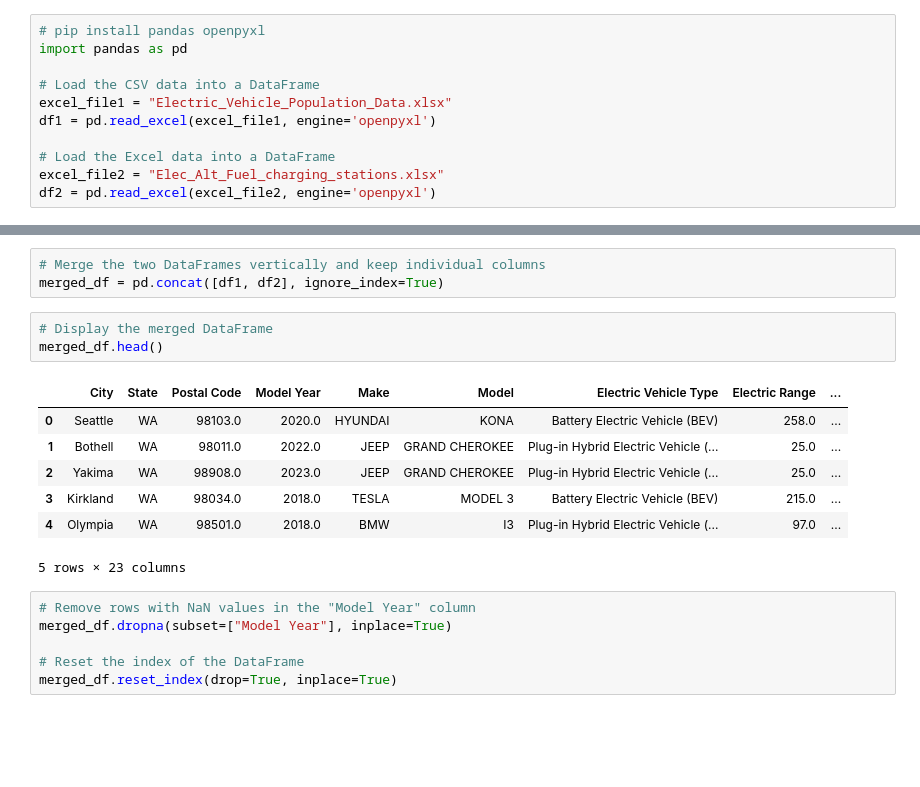
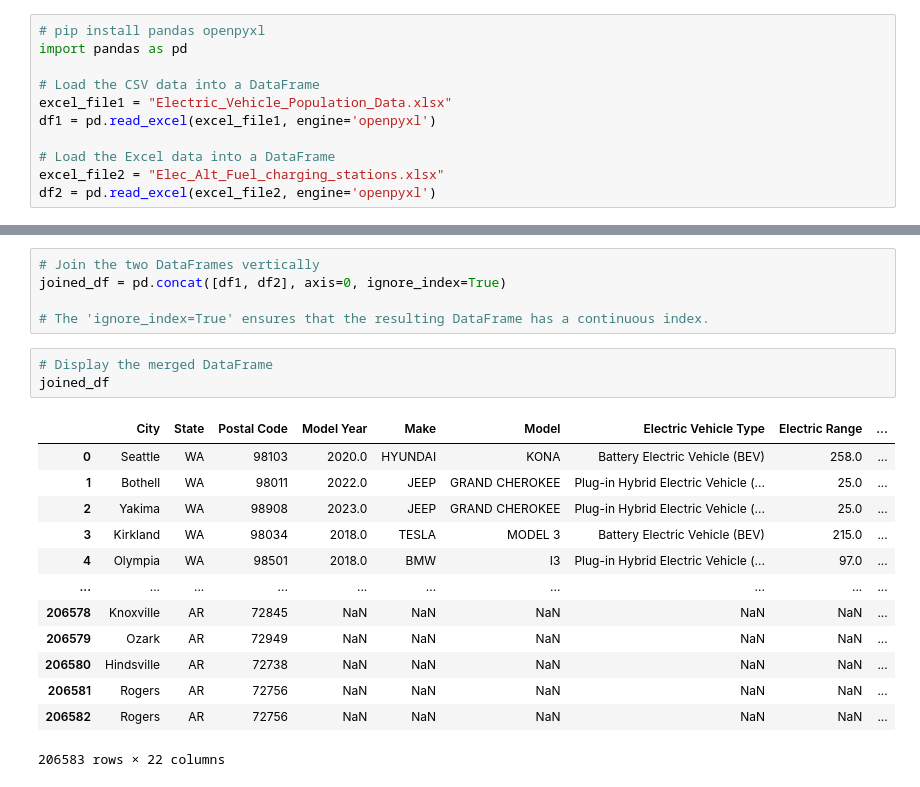
Before and after one commit to aaronbilbow/Project3, a Jupyter notebook: Untitled.ipynb, the cells around one changed output, grey strips where cells are left out. Cells and saved outputs as stored; diff of their text form; blank space fills up the shorter version.

```diff
--- a/Untitled.ipynb
+++ b/Untitled.ipynb
@@ -12,20 +41,22 @@ df2 = pd.read_excel(excel_file2, engine='openpyxl')
 # %%
-# Merge the two DataFrames vertically and keep individual columns
-merged_df = pd.concat([df1, df2], ignore_index=True)
+# Join the two DataFrames vertically
+joined_df = pd.concat([df1, df2], axis=0, ignore_index=True)
+
+# The 'ignore_index=True' ensures that the resulting DataFrame has a continuous index.
 # %%
 # Display the merged DataFrame
-merged_df.head()
+joined_df
 # %% [output]
 |  | City | State | Postal Code | Model Year | Make | Model | Electric Vehicle Type | Electric Range | ... |
-| 0 | Seattle | WA | 98103.0 | 2020.0 | HYUNDAI | KONA | Battery Electric Vehicle (BEV) | 258.0 | ... |
-| 1 | Bothell | WA | 98011.0 | 2022.0 | JEEP | GRAND CHEROKEE | Plug-in Hybrid Electric Vehicle (... | 25.0 | ... |
-| 2 | Yakima | WA | 98908.0 | 2023.0 | JEEP | GRAND CHEROKEE | Plug-in Hybrid Electric Vehicle (... | 25.0 | ... |
-| 3 | Kirkland | WA | 98034.0 | 2018.0 | TESLA | MODEL 3 | Battery Electric Vehicle (BEV) | 215.0 | ... |
-| 4 | Olympia | WA | 98501.0 | 2018.0 | BMW | I3 | Plug-in Hybrid Electric Vehicle (... | 97.0 | ... |
+| 0 | Seattle | WA | 98103 | 2020.0 | HYUNDAI | KONA | Battery Electric Vehicle (BEV) | 258.0 | ... |
+| 1 | Bothell | WA | 98011 | 2022.0 | JEEP | GRAND CHEROKEE | Plug-in Hybrid Electric Vehicle (... | 25.0 | ... |
+| 2 | Yakima | WA | 98908 | 2023.0 | JEEP | GRAND CHEROKEE | Plug-in Hybrid Electric Vehicle (... | 25.0 | ... |
+| 3 | Kirkland | WA | 98034 | 2018.0 | TESLA | MODEL 3 | Battery Electric Vehicle (BEV) | 215.0 | ... |
+| 4 | Olympia | WA | 98501 | 2018.0 | BMW | I3 | Plug-in Hybrid Electric Vehicle (... | 97.0 | ... |
+| ... | ... | ... | ... | ... | ... | ... | ... | ... | ... |
+| 206578 | Knoxville | AR | 72845 | NaN | NaN | NaN | NaN | NaN | ... |
+| 206579 | Ozark | AR | 72949 | NaN | NaN | NaN | NaN | NaN | ... |
+| 206580 | Hindsville | AR | 72738 | NaN | NaN | NaN | NaN | NaN | ... |
+| 206581 | Rogers | AR | 72756 | NaN | NaN | NaN | NaN | NaN | ... |
+| 206582 | Rogers | AR | 72756 | NaN | NaN | NaN | NaN | NaN | ... |
-5 rows × 23 columns
+206583 rows × 22 columns
-# %%
-# Remove rows with NaN values in the "Model Year" column
-merged_df.dropna(subset=["Model Year"], inplace=True)
-
-# Reset the index of the DataFrame
-merged_df.reset_index(drop=True, inplace=True)
```
Also changed, not shown: parts of 5 cells of this notebook, 2 other files.
